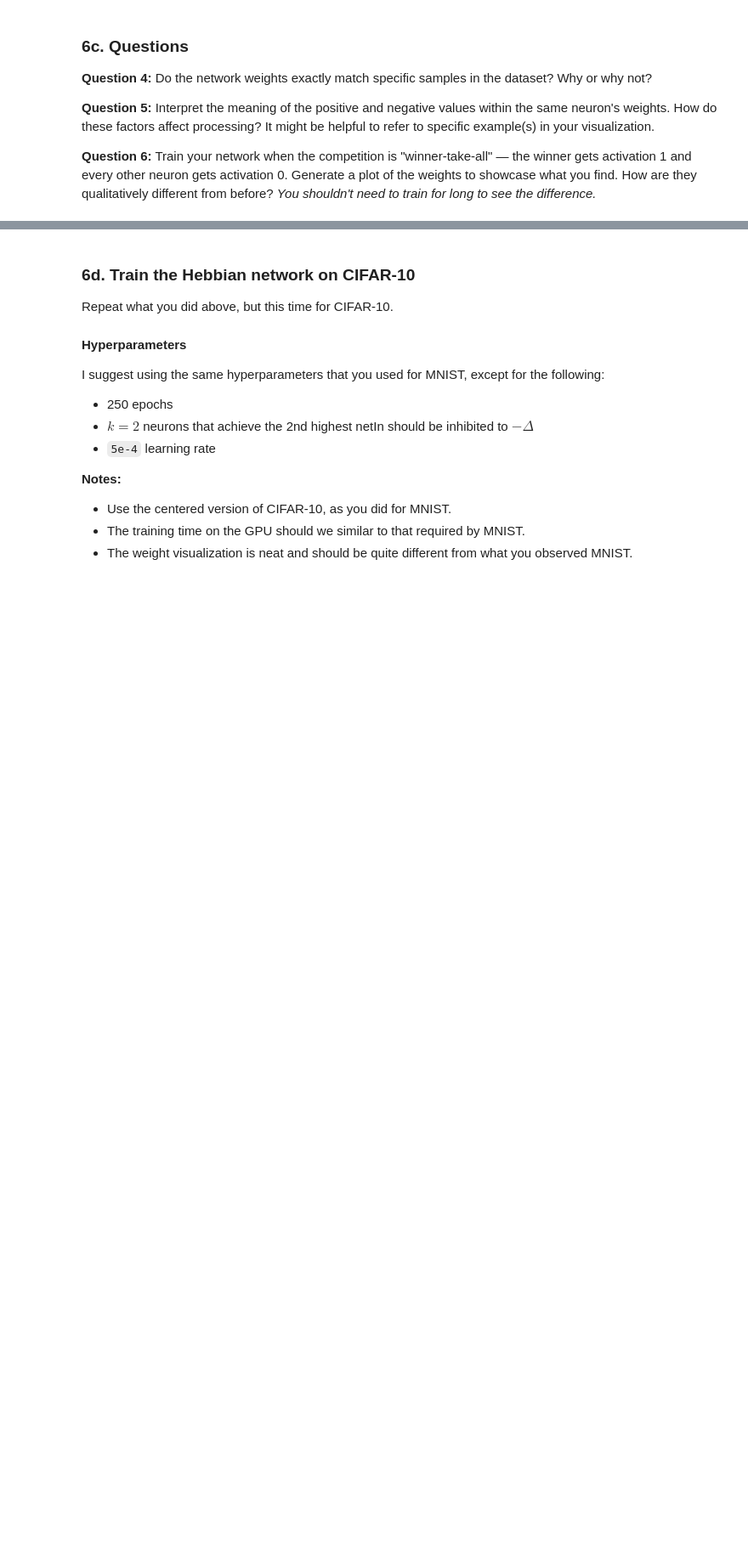
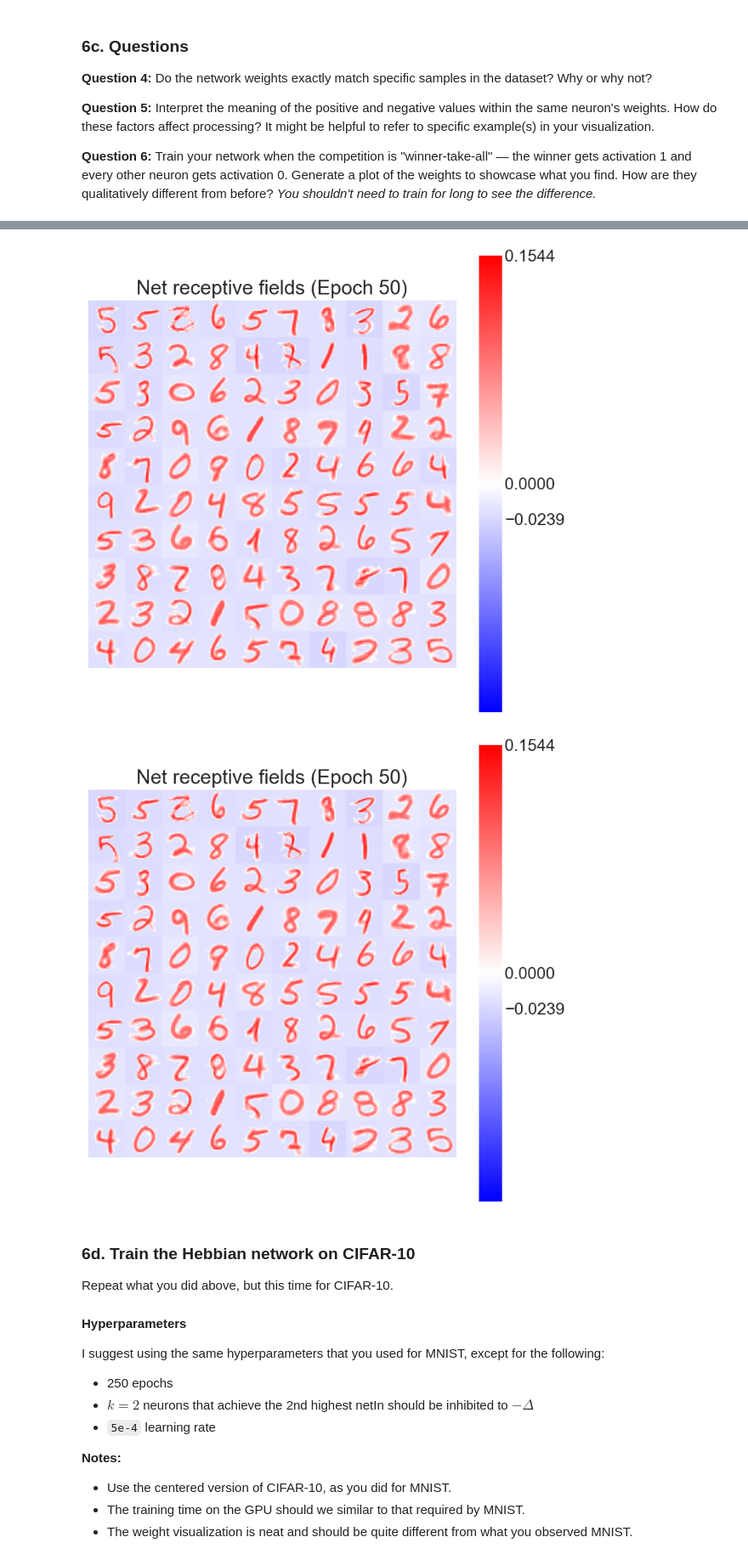
Before and after one commit to sampolz/Neural-Networks, a Jupyter notebook: CS443 Project 1/competitive_hebb.ipynb, the cells around one changed output, grey strips where cells are left out. Shown at 85% size. Drawn from its saved outputs; the diff is of its cells as text; code cells hidden in the pictures; blank space fills up the shorter version.

```diff
--- a/CS443 Project 1/competitive_hebb.ipynb
+++ b/CS443 Project 1/competitive_hebb.ipynb
@@ -488,3 +489,29 @@ plt.figure(figsize=(10, 10))
+# %%
+#Question 6 - inhib value to 0 for winner takes all. Dropped to 50 epochs
+x_train, y_train, x_test, y_test = get_dataset('mnist', norm_method='center', flatten=True, verbose=False)
+
+hnet = HebbNet(
+    num_features=28*28,
+    num_neurons=2000,
+    k=6,
+    inhib_value= 0,
+    load_wts=False,
+    saved_wts_path='export/mnist_hebb_wts.npy'
+)
+
+hnet.fit(
+    x_train,
+    epochs=50,
+    mini_batch_sz=512,
+    lr=5e-3,
+    plot_wts_live=True,
+    print_every=1,
+    save_wts=False,
+    ds_feat_shape=(28, 28, 1)
+)
+# %% [output]
+[figure, added]
+[figure, added]
 # %% [markdown]
 ### 6d. Train the Hebbian network on CIFAR-10
 
```
Also changed, not shown: parts of 7 cells of this notebook, 2 other files.
